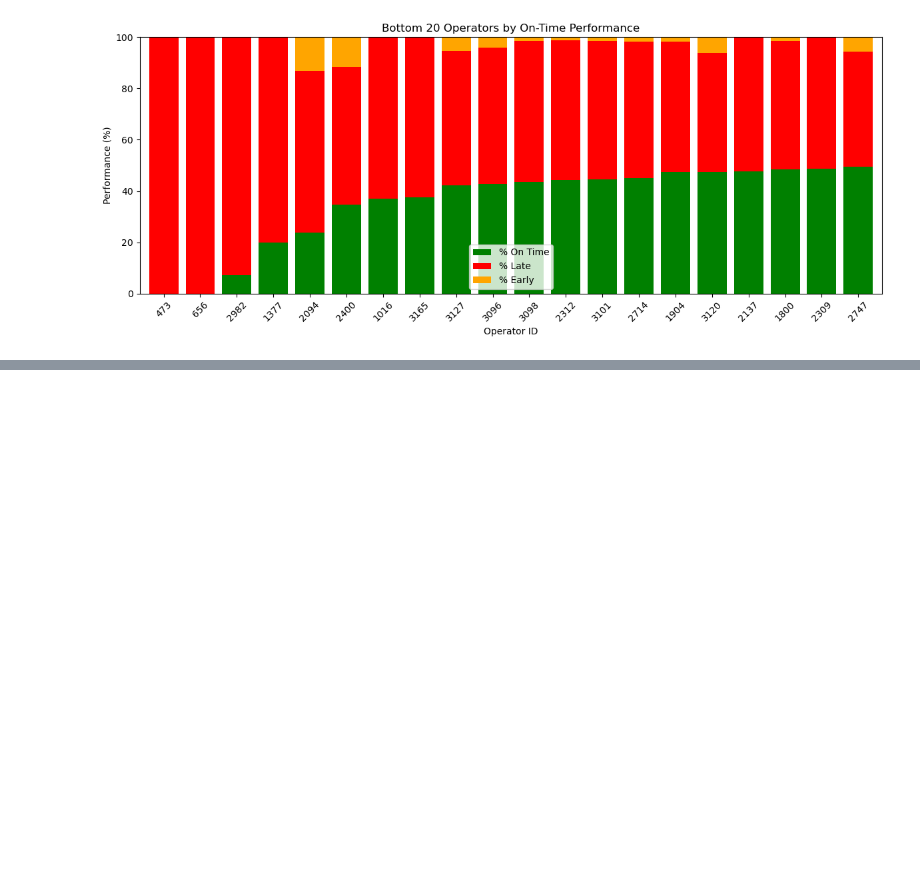
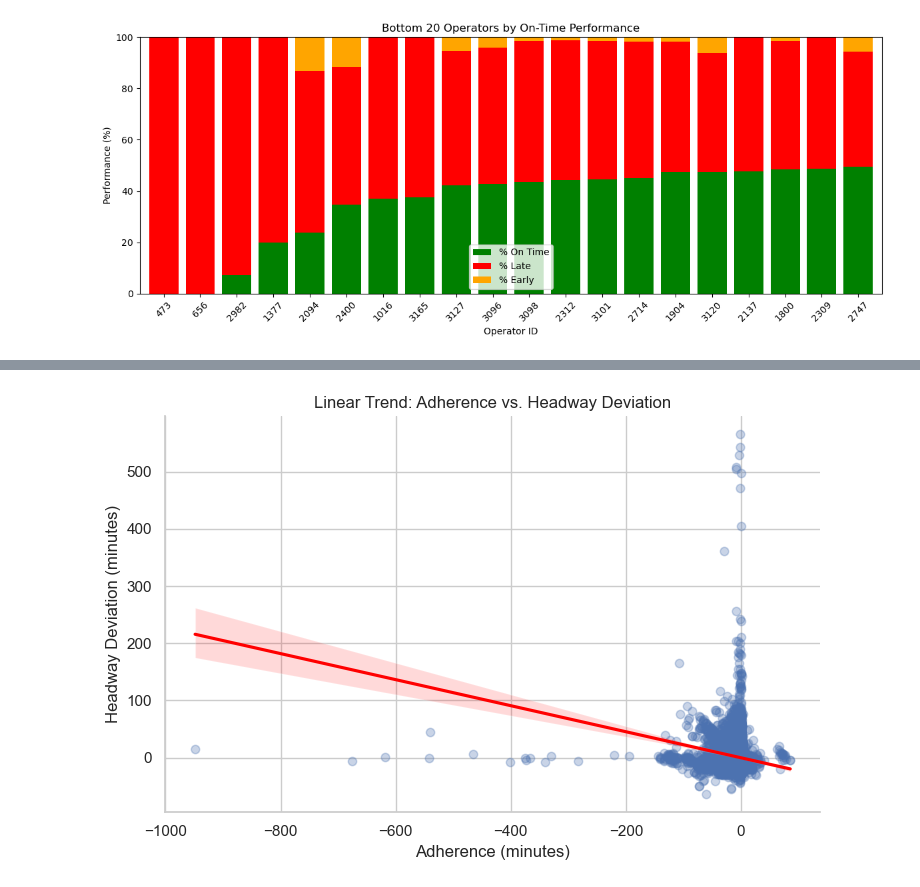
Before and after one commit to NewForce-Cohort-10-Data/wego-git-in-the-room-where-it-happens, a Jupyter notebook: notebooks/WeGo Data Introduction.ipynb, the cells around one changed output, grey strips where cells are left out. Cells and saved outputs as stored; diff of their text form; code cells hidden in the pictures; blank space fills up the shorter version.

```diff
--- a/notebooks/WeGo Data Introduction.ipynb
+++ b/notebooks/WeGo Data Introduction.ipynb
@@ -512,0 +543,17 @@ plt.show()
+# %%
+sns.set(style="whitegrid")
+sns.lmplot(
+    x="ADHERENCE",
+    y="HDWY_DEV",
+    data=adherence_vs_headway,
+    scatter_kws={"alpha": 0.3},
+    height=5,
+    aspect=1.5,
+    line_kws={"color": "red"}
+)
+plt.title("Linear Trend: Adherence vs. Headway Deviation")
+plt.xlabel("Adherence (minutes)")
+plt.ylabel("Headway Deviation (minutes)")
+plt.tight_layout()
+# %% [output]
+[figure, added]
```
Also changed, not shown: parts of 8 cells of this notebook, 1 other file.
